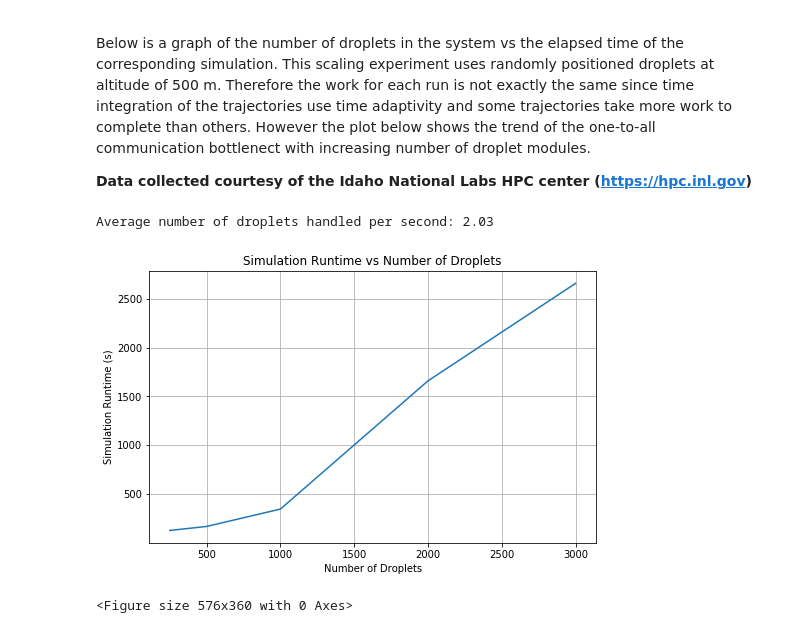
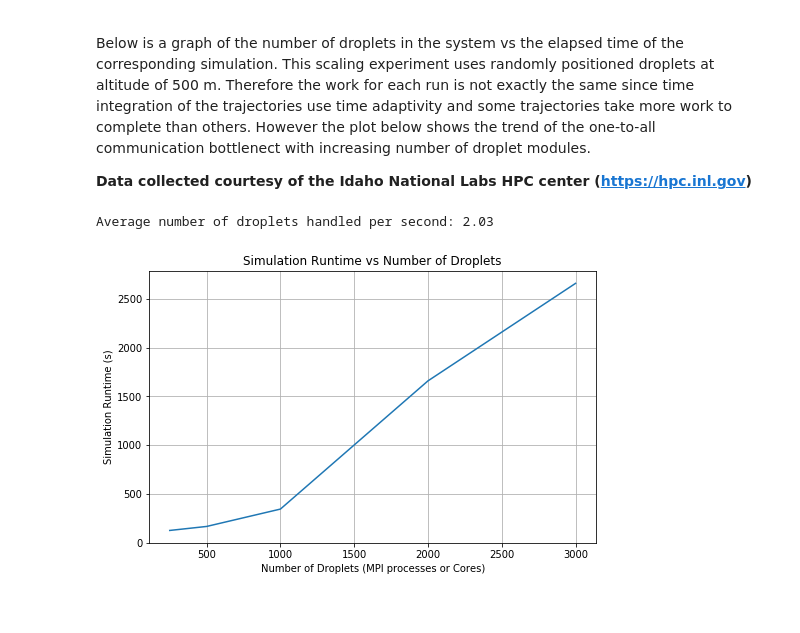
Before and after one commit to dpploy/cortix-nb, a Jupyter notebook: run_droplet_swirl.ipynb, the cells around one changed output. Drawn from its saved outputs; the diff is of its cells as text; code cells hidden in the pictures.

Commit message:
Droplet fig editing.

```diff
--- a/run_droplet_swirl.ipynb
+++ b/run_droplet_swirl.ipynb
@@ -313,22 +313,21 @@ This scaling experiment uses randomly positioned droplets at altitude of 500 m.
 # %%
 import matplotlib.pyplot as plt
 
 # Droplet number vs Simulation runtimes
 droplet_run_times = [(250, 127), (500, 168), (1000, 346), (2000, 1660), (3000, 2659.24)]
 
 # Calculate the average runtime per droplet
 drops_per_sec = [x/y for (x,y) in droplet_run_times]
 avg_drop_per_sec = sum(drops_per_sec) / len(drops_per_sec)
 print("Average number of droplets handled per second: %.2f" % avg_drop_per_sec)
 
 plt.plot([x for (x, y) in droplet_run_times], [y for (x, y) in droplet_run_times])
 plt.title("Simulation Runtime vs Number of Droplets")
-plt.xlabel("Number of Droplets")
+plt.xlabel("Number of Droplets (MPI processes or Cores)")
 plt.ylabel("Simulation Runtime (s)")
 plt.grid()
+plt.savefig("droplet_trend.png")
 plt.show()
-plt.savefig("droplet_trend.png")
 # %% [output]
 Average number of droplets handled per second: 2.03
-[figure, old version]
+[figure, new version]
-<Figure size 576x360 with 0 Axes>
```
Also changed, not shown: parts of 7 cells of this notebook.
